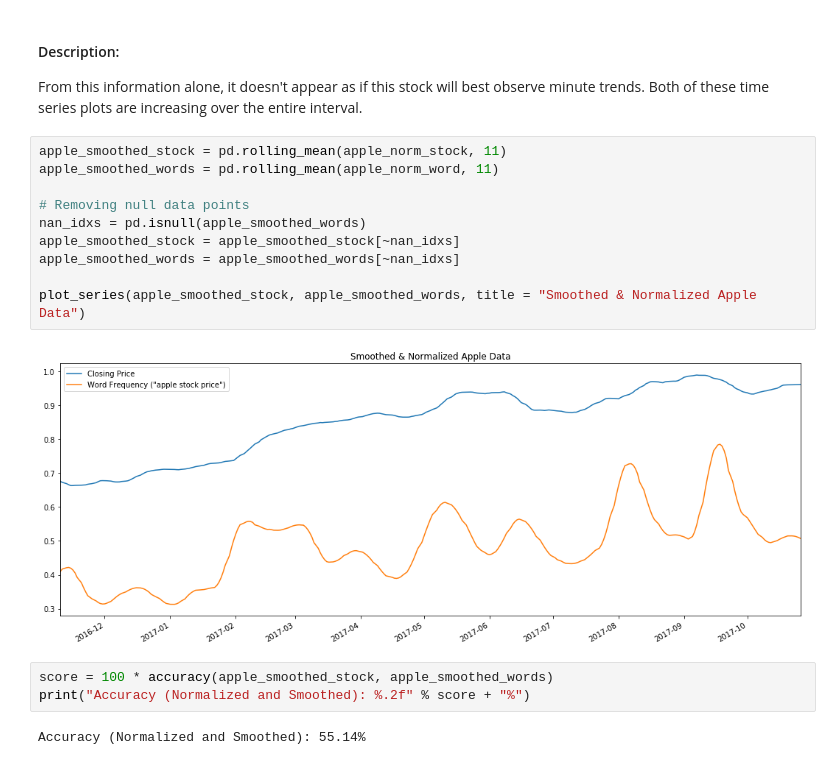
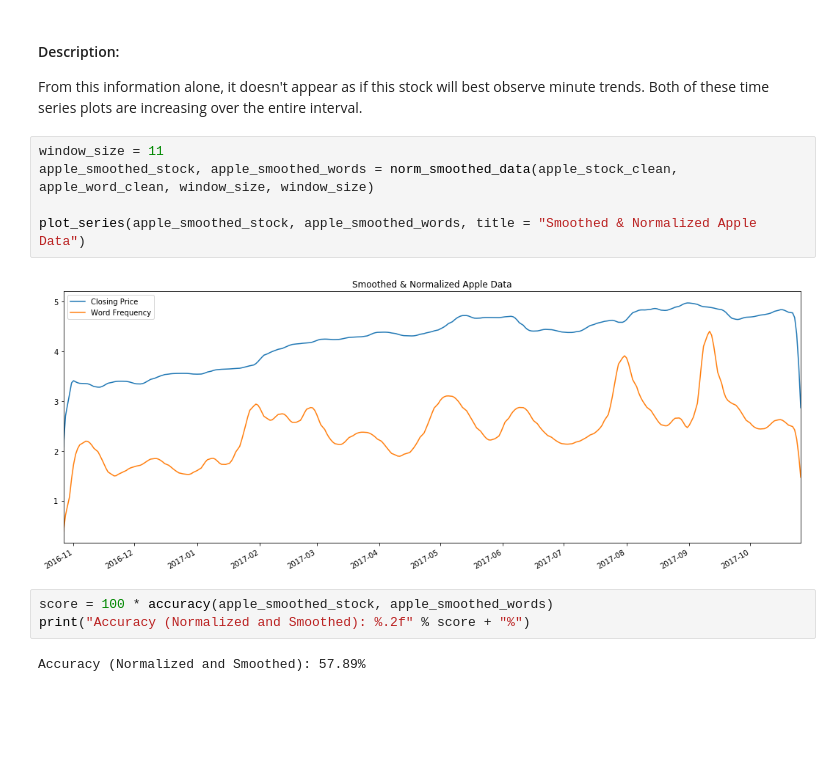
Before and after one commit to bprieto12/data-analysis, a Jupyter notebook: Use of Word Trends as a Predictor.ipynb, the cells around one changed output. Saved outputs shown, nothing was run; the diff lists cells and outputs as text; blank space fills up the shorter version.

```diff
--- a/Use of Word Trends as a Predictor.ipynb
+++ b/Use of Word Trends as a Predictor.ipynb
@@ -310,20 +300,15 @@ Accuracy (Normalized): 50.66%
 
 From this information alone, it doesn't appear as if this stock will best observe minute trends.  Both of
 these time series plots are increasing over the entire interval.
-# %%
-apple_smoothed_stock = pd.rolling_mean(apple_norm_stock, 11)
-apple_smoothed_words = pd.rolling_mean(apple_norm_word, 11)
-
-# Removing null data points
-nan_idxs = pd.isnull(apple_smoothed_words)
-apple_smoothed_stock = apple_smoothed_stock[~nan_idxs]
-apple_smoothed_words = apple_smoothed_words[~nan_idxs]
-
-plot_series(apple_smoothed_stock, apple_smoothed_words, title = "Smoothed & Normalized Apple Data")
-# %% [output]
-[figure, removed]
+# %%
+window_size = 11
+apple_smoothed_stock, apple_smoothed_words = norm_smoothed_data(apple_stock_clean, apple_word_clean, window_size, window_size)
+
+plot_series(apple_smoothed_stock, apple_smoothed_words, title = "Smoothed & Normalized Apple Data")
+# %% [output]
+[figure, added]
 # %%
 score = 100 * accuracy(apple_smoothed_stock, apple_smoothed_words)
 print("Accuracy (Normalized and Smoothed): %.2f" % score + "%")
 # %% [output]
-Accuracy (Normalized and Smoothed): 55.14%
+Accuracy (Normalized and Smoothed): 57.89%
```
Also changed, not shown: parts of 7 cells of this notebook.
